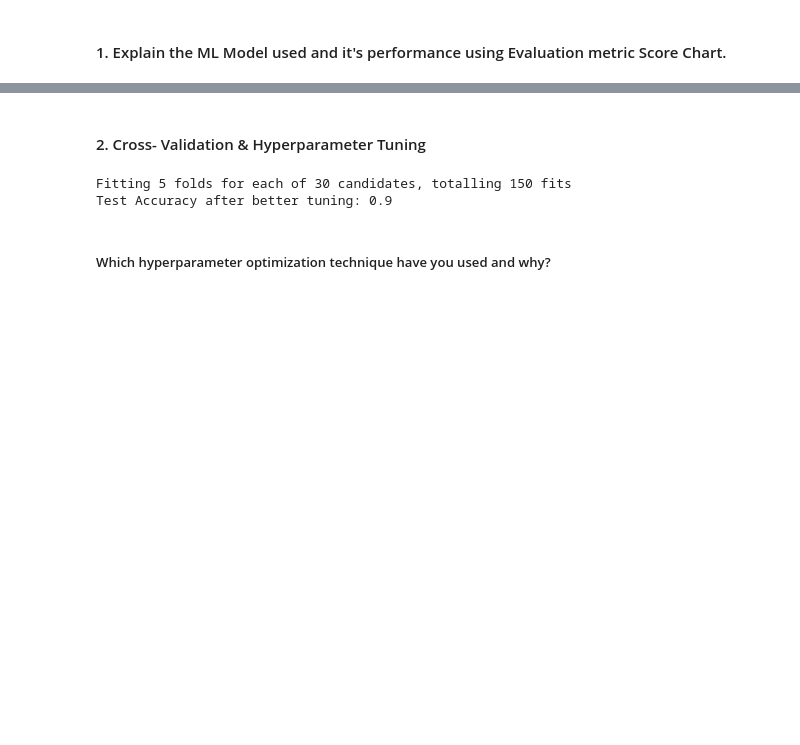
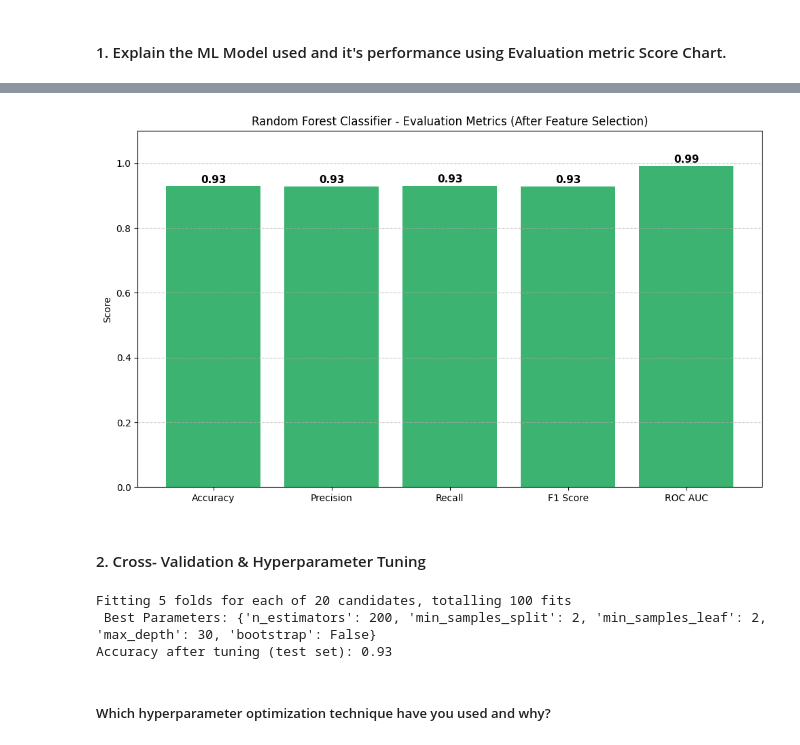
Before and after one commit to VANSHG2005/Python, a Jupyter notebook: Mobile_Price_Range_Prediction_ML_Classification_Project.ipynb, the cells around one changed output, grey strips where cells are left out. Drawn from its saved outputs; the diff is of its cells as text; code cells hidden in the pictures; blank space fills up the shorter version.

Commit message:
Model 2 Completed

```diff
--- a/Mobile_Price_Range_Prediction_ML_Classification_Project.ipynb
+++ b/Mobile_Price_Range_Prediction_ML_Classification_Project.ipynb
@@ -971,6 +972,11 @@ Answer Here.
 #### 2. Feature Selection
 # %%
 # Select your features wisely to avoid overfitting
+
+selector = SelectKBest(score_func=f_classif, k=10)
+X_new = selector.fit_transform(X_train, y_train)
+X_test_new = selector.transform(X_test)
+X_train_new = selector.transform(X_train)
 # %% [markdown]
 ##### What all feature selection methods have you used  and why?
 # %% [markdown]
@@ -1383,3 +1450,31 @@ plt.show()
+# %%
+# Metrics dictionary
+rf_fs_metrics = {
+    "Accuracy": acc_fs,
+    "Precision": prec_fs,
+    "Recall": rec_fs,
+    "F1 Score": f1_fs,
+    "ROC AUC": roc_auc_fs
+}
+
+# Plotting AFTER Feature Selection
+plt.figure(figsize=(10, 6))
+bars = plt.bar(rf_fs_metrics.keys(), rf_fs_metrics.values(), color='mediumseagreen')
+plt.ylim(0, 1.1)
+plt.title("Random Forest Classifier - Evaluation Metrics (After Feature Selection)")
+plt.ylabel("Score")
+
+# Annotating values
+for bar in bars:
+    yval = bar.get_height()
+    plt.text(bar.get_x() + bar.get_width()/2.0, yval + 0.01, f"{yval:.2f}",
+             ha='center', fontsize=11, fontweight='bold')
+
+plt.grid(axis='y', linestyle='--', alpha=0.7)
+plt.tight_layout()
+plt.show()
+# %% [output]
+[figure, added]
 # %% [markdown]
 #### 2. Cross- Validation & Hyperparameter Tuning
 # %%
@@ -1389,27 +1484,45 @@ plt.show()
 
 # Predict on the model
 
-param_grid = {
-    'n_estimators': [100, 200, 300, 500],
-    'max_depth': [10, 20, 30, None],
+# Define parameter grid
+param_dist = {
+    'n_estimators': [50, 100, 200, 300],
+    'max_depth': [None, 10, 20, 30, 40],
     'min_samples_split': [2, 5, 10],
     'min_samples_leaf': [1, 2, 4],
-    'max_features': ['auto', 'sqrt'],
     'bootstrap': [True, False]
 }
 
-rf = RandomForestClassifier(random_state=42)
-rf_random = RandomizedSearchCV(estimator=rf, param_distributions=param_grid,
-                               n_iter=30, cv=5, verbose=1, random_state=42, n_jobs=-1)
-rf_random.fit(X_train_scaled, y_train)
-best_rf = rf_random.best_estimator_
-y_test_pred_rf = best_rf.predict(X_test_scaled)
+# Initialize base model
+rf_base = RandomForestClassifier(random_state=42)
 
-# Evaluate
-print("Test Accuracy after better tuning:", accuracy_score(y_test, y_test_pred_rf))
+# Initialize RandomizedSearchCV
+random_search = RandomizedSearchCV(
+    estimator=rf_base,
+    param_distributions=param_dist,
+    n_iter=20,                 # Number of parameter settings sampled
+    cv=5,                      # 5-fold cross validation
+    verbose=1,
+    random_state=42,
+    n_jobs=-1
+)
+
+# Fit to selected features
+random_search.fit(X_new, y_train)
+
+# Best model after tuning
+best_rf_model = random_search.best_estimator_
+
+# Predict on test set with selected features
+y_pred_rf_tuned = best_rf_model.predict(X_test_new)
+
+# Evaluation
+print(" Best Parameters:", random_search.best_params_)
+print("Accuracy after tuning (test set):", accuracy_score(y_test, y_pred_rf_tuned))
 # %% [output]
-Fitting 5 folds for each of 30 candidates, totalling 150 fits
-Test Accuracy after better tuning: 0.9
+Fitting 5 folds for each of 20 candidates, totalling 100 fits
+ Best Parameters: {'n_estimators': 200, 'min_samples_split': 2, 'min_samples_leaf': 2, 'max_depth': 30, 'bootstrap': False}
+Accuracy after tuning (test set): 0.93
 # %% [markdown]
 
 ##### Which hyperparameter optimization technique have you used and why?
```
Also changed, not shown: parts of 12 cells of this notebook.
